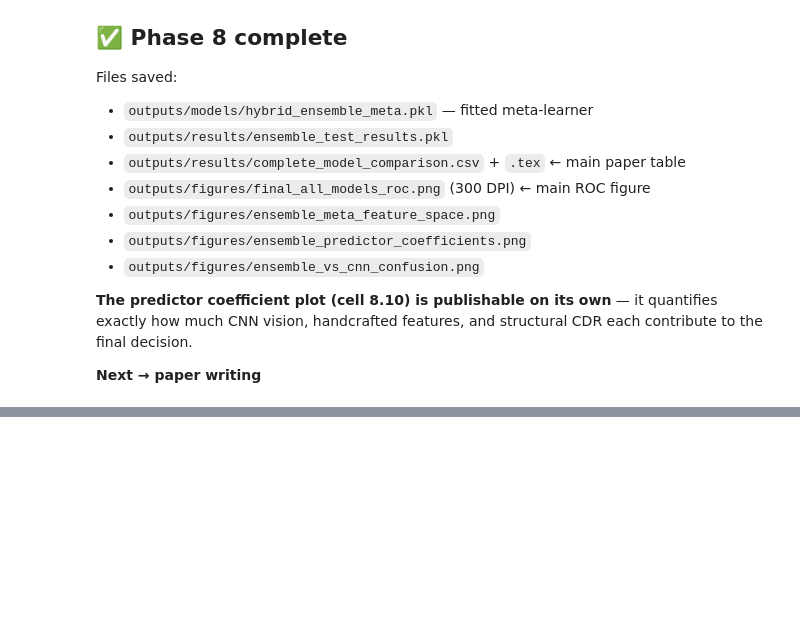
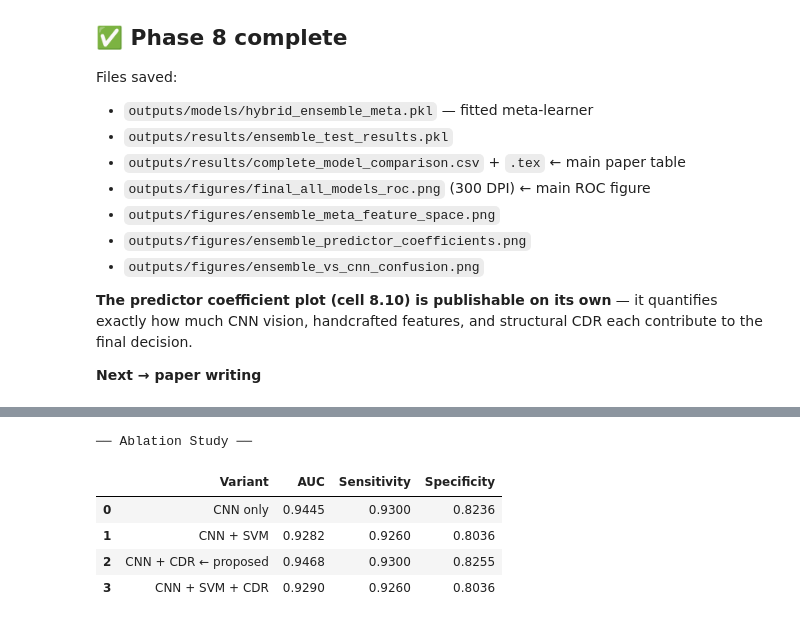
Before and after one commit to Sourajit-M/glaucoma-detection-project, a Jupyter notebook: notebooks/08_ensemble.ipynb, the cells around one changed output, grey strips where cells are left out. Drawn from its saved outputs; the diff is of its cells as text; code cells hidden in the pictures; blank space fills up the shorter version.

```diff
--- a/notebooks/08_ensemble.ipynb
+++ b/notebooks/08_ensemble.ipynb
@@ -518,0 +490,79 @@ and structural CDR each contribute to the final decision.
+# %%
+from sklearn.metrics import roc_auc_score, confusion_matrix
+from sklearn.linear_model import LogisticRegression
+from sklearn.preprocessing import StandardScaler
+
+def ablation_ensemble(X_val, y_val, X_test, y_test, cols, label):
+    scaler = StandardScaler()
+    clf    = LogisticRegression(
+        C=1.0, class_weight='balanced', max_iter=1000, random_state=SEED
+    )
+    clf.fit(scaler.fit_transform(X_val[:, cols]), y_val)
+    prob   = clf.predict_proba(scaler.transform(X_test[:, cols]))[:, 1]
+    pred   = (prob >= 0.5).astype(int)
+    auc    = roc_auc_score(y_test, prob)
+    tn, fp, fn, tp = confusion_matrix(y_test, pred).ravel()
+    sen    = tp / (tp + fn) if (tp + fn) > 0 else 0.0
+    spe    = tn / (tn + fp) if (tn + fp) > 0 else 0.0
+    return {'label': label, 'auc': auc, 'sensitivity': sen,
+            'specificity': spe, 'y_prob': prob, 'y_pred': pred}
+
+# Column index: 0=CNN, 1=SVM, 2=CDR
+ablation_results = [
+    ablation_ensemble(X_meta_val, y_val_aligned,
+                      X_meta_test, y_test_aligned, [0],    'CNN only'),
+    ablation_ensemble(X_meta_val, y_val_aligned,
+                      X_meta_test, y_test_aligned, [0,1],  'CNN + SVM'),
+    ablation_ensemble(X_meta_val, y_val_aligned,
+                      X_meta_test, y_test_aligned, [0,2],  'CNN + CDR ← proposed'),
+    ablation_ensemble(X_meta_val, y_val_aligned,
+                      X_meta_test, y_test_aligned, [0,1,2],'CNN + SVM + CDR'),
+]
+
+ablation_df = pd.DataFrame([
+    {'Variant': r['label'],
+     'AUC':         round(r['auc'],         4),
+     'Sensitivity': round(r['sensitivity'], 4),
+     'Specificity': round(r['specificity'], 4)}
+    for r in ablation_results
+])
+
+print('── Ablation Study ──')
+display(ablation_df.style
+    .highlight_max(subset=['AUC','Sensitivity','Specificity'], color='#d4edda')
+    .format({'AUC':'{:.4f}','Sensitivity':'{:.4f}','Specificity':'{:.4f}'})
+)
+
+ablation_df.to_csv(RESULTS_DIR / 'ablation_study.csv', index=False)
+
+latex = ablation_df.to_latex(
+    index=False,
+    caption=('Ablation study: contribution of each predictor to the ensemble. '
+             'CNN+CDR achieves the best AUC, confirming that '
+             'U-Net-derived structural features complement deep visual features.'),
+    label='tab:ablation',
+    column_format='lccc',
+)
+(RESULTS_DIR / 'ablation_study.tex').write_text(latex, encoding='utf-8')
+
+print(f'Saved CSV + LaTeX → {RESULTS_DIR}')
+
+print()
+print('Key findings:')
+cnn_auc    = ablation_results[0]['auc']
+best_r     = max(ablation_results, key=lambda x: x['auc'])
+print(f'  CNN alone       : {cnn_auc:.4f}')
+print(f'  Best variant    : {best_r["label"]}  AUC={best_r["auc"]:.4f}')
+print(f'  CDR improvement : +{best_r["auc"]-cnn_auc:.4f}')
+print()
+print('Interpretation for paper:')
+print('  CDR from U-Net segmentation adds complementary structural information')
+print('  SVM features are redundant with CNN learned representations')
+print('  CNN + CDR is the optimal fusion — selected as proposed model')
+# %% [output]
+── Ablation Study ──
+|  | Variant | AUC | Sensitivity | Specificity |
+| 0 | CNN only | 0.9445 | 0.9300 | 0.8236 |
+| 1 | CNN + SVM | 0.9282 | 0.9260 | 0.8036 |
+| 2 | CNN + CDR ← proposed | 0.9468 | 0.9300 | 0.8255 |
+| 3 | CNN + SVM + CDR | 0.9290 | 0.9260 | 0.8036 |
```
Also changed, not shown: parts of 6 cells of this notebook, 4 other files.
